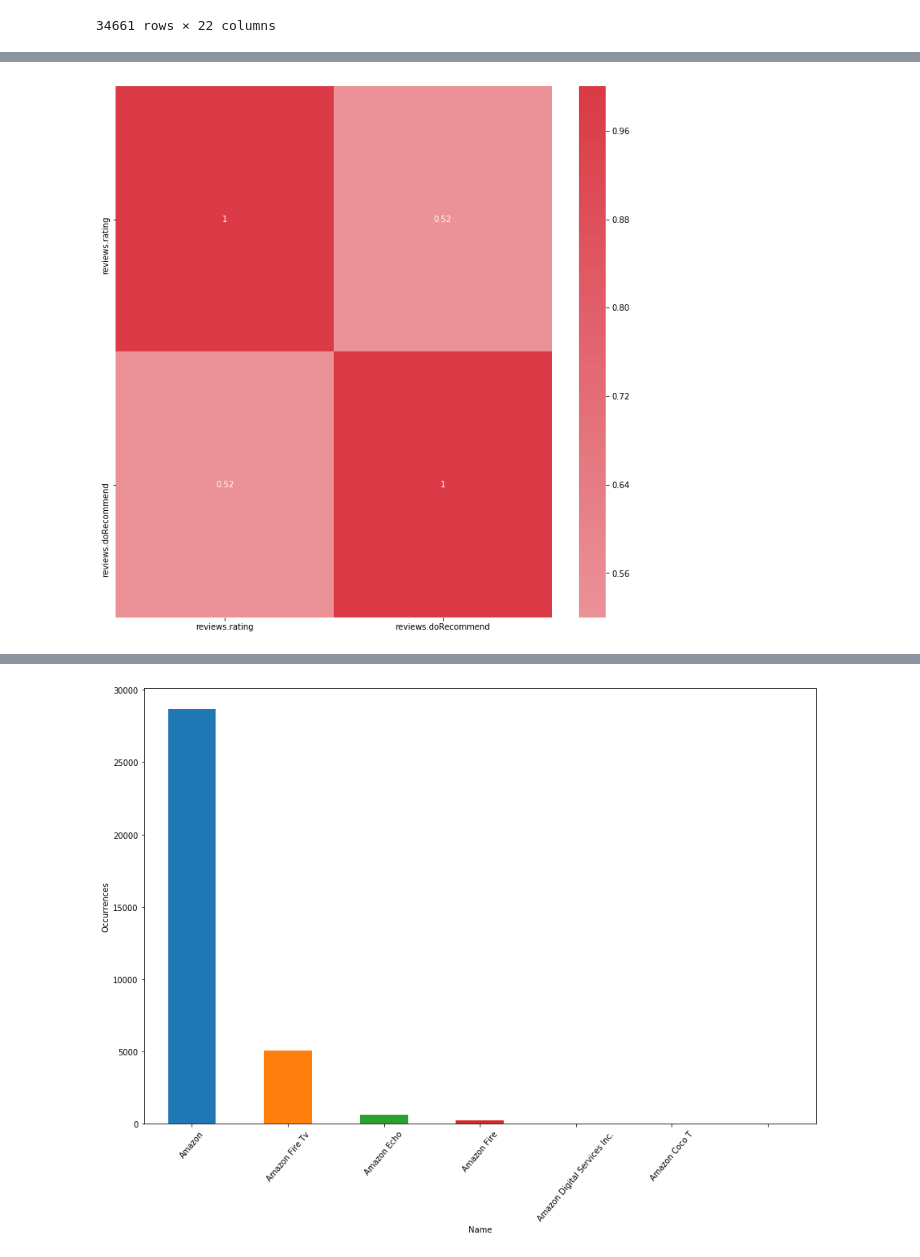
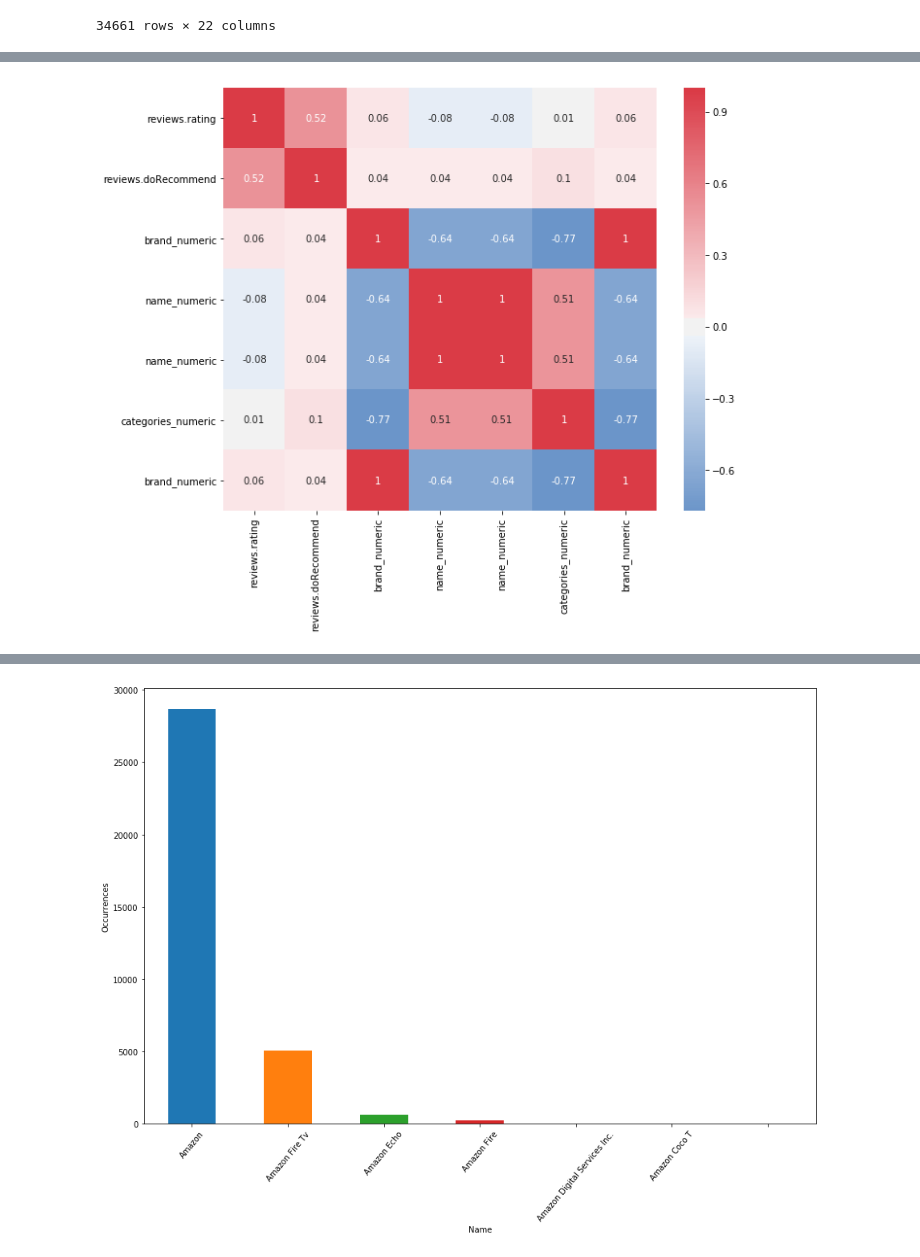
Before and after one commit to Bruce-Decker/CMPE255_GroupProject, a Jupyter notebook: project.ipynb, the cells around one changed output, grey strips where cells are left out. Drawn from its saved outputs; the diff is of its cells as text; code cells hidden in the pictures.

```diff
--- a/project.ipynb
+++ b/project.ipynb
@@ -767,16 +767,29 @@ generate_word_cloud( df['categories'],'white')
+# %%
+from sklearn.preprocessing import LabelEncoder
+labelencoder = LabelEncoder()
+brand_num = labelencoder.fit_transform(df['brand'])
+name_num = labelencoder.fit_transform(df['name'])
+categories_num = labelencoder.fit_transform(df['categories'])
+# %%
+brand_numeric = pd.DataFrame(brand_num, columns=['a'])
+df['brand_numeric'] = brand_numeric
+name_numeric = pd.DataFrame(name_num, columns=['a'])
+df['name_numeric'] = name_numeric
+categories_numeric = pd.DataFrame(categories_num, columns=['a'])
+df['categories_numeric'] = categories_numeric
 # %%
 import seaborn as sns
 
 numeric_features = ['reviews.rating']
-ordinal_features = ['reviews.doRecommend', 'brand', 'name']
-nominal_features = ['name', 'categories', 'brand']
+ordinal_features = ['reviews.doRecommend', 'brand_numeric', 'name_numeric']
+nominal_features = ['name_numeric', 'categories_numeric', 'brand_numeric']
 cor_matrix = df[numeric_features + ordinal_features + nominal_features].corr().round(2)
 # Plotting heatmap
-fig = plt.figure(figsize=(12,12));
+fig = plt.figure(figsize=(10,8));
 sns.heatmap(cor_matrix, annot=True, center=0, cmap = sns.diverging_palette(250, 10, as_cmap=True), ax=plt.subplot(111));
 plt.show()
 # %% [output]
-[figure, old version]
+[figure, new version]
 # %%
 from sklearn_pandas import CategoricalImputer
 imputerCategorical = CategoricalImputer()
```
Also changed, not shown: parts of 27 cells of this notebook.
